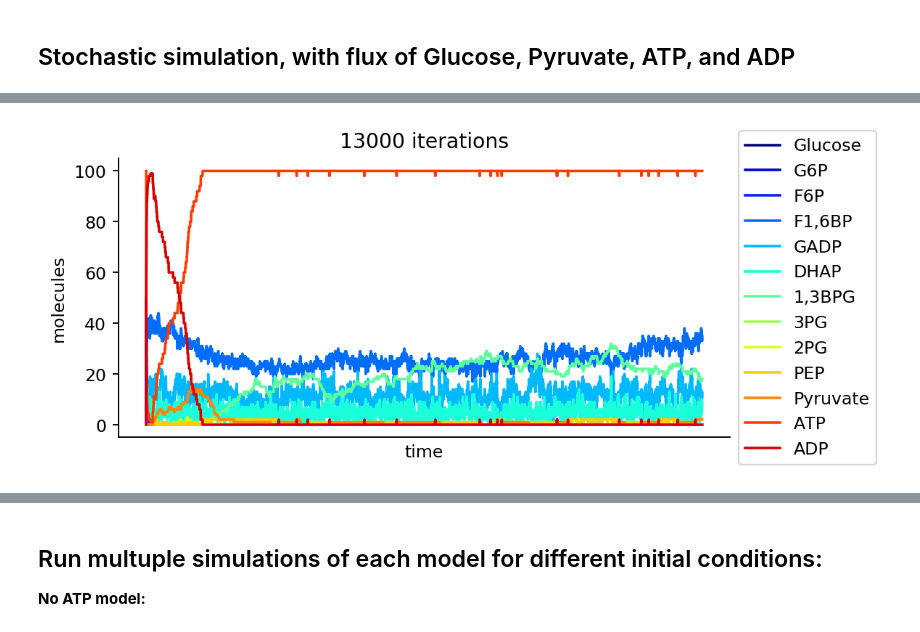
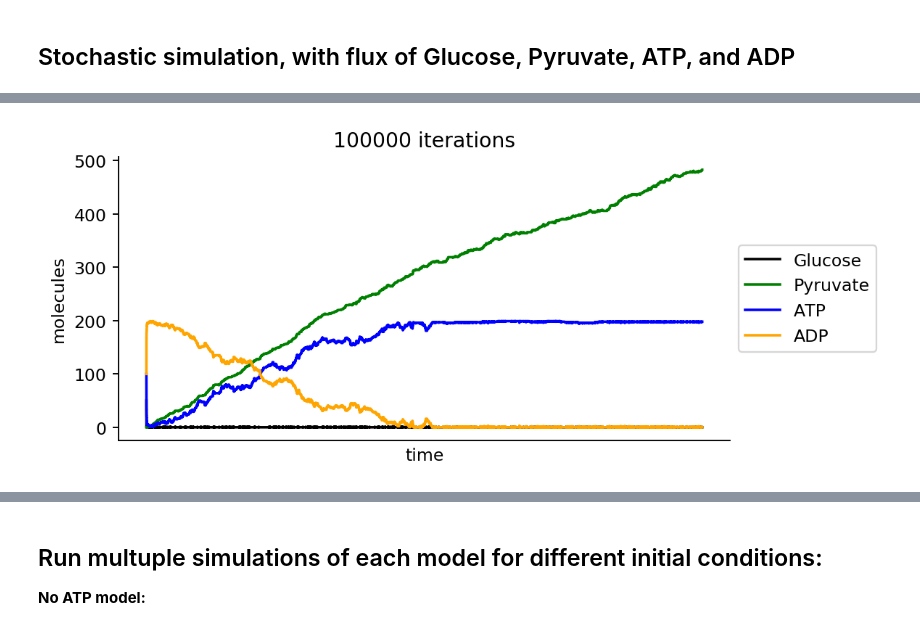
Before and after one commit to smorabit/screm, a Jupyter notebook: glycolysis.ipynb, the cells around one changed output, grey strips where cells are left out. Drawn from its saved outputs; the diff is of its cells as text; code cells hidden in the pictures.

```diff
--- a/glycolysis.ipynb
+++ b/glycolysis.ipynb
@@ -100,7 +115,7 @@ def simulate_reactions(v, reaction_net, iterations, verbose=False):
     #print("time elapsed: {}".format(end_time-start_time))
     return times, v, i+1
 # %%
-def plot_simulation(T,V,I, reaction_net, metabolites="all", figsize=(7,3), dpi=170):
+def plot_simulation(T,V,I, reaction_net, metabolites="all", figsize=(7,3), dpi=170, color_dict=False):
 
     A = reaction_net["stoichiometry"]
     reactants = reaction_net["reactants"]
@@ -109,8 +124,9 @@ def plot_simulation(T,V,I, reaction_net, metabolites="all", figsize=(7,3), dpi=1
 
     fig, axes = plt.subplots(1,1,figsize=figsize, dpi=dpi)
 
-    cm = plt.get_cmap('jet')
-    color_dict = {r: cm(1.*j/A.shape[0]) for j, r in enumerate(reactants)}
+    if color_dict == False:
+        cm = plt.get_cmap('jet')
+        color_dict = {r: cm(1.*j/A.shape[0]) for j, r in enumerate(reactants)}
 
     #which reactants do we want to plot?
     if metabolites != "all":
@@ -478,12 +501,12 @@ time elapsed: 0.06590533256530762 seconds
 # %%
 # reaction 7 is unidiretional, from lehninger
 #                 r1  r2     r-2  r3     r4     r-4    r5     r-5   r6      r6-1    r7    r8     r8-1 r9   r-9   r10
-glucose_rate = 0.01
-pyruvate_rate = 0.01
-ATP_in = 0.0001
-ATP_out = 0.0001
+glucose_rate = 0.1
+pyruvate_rate = 0.0001
+ATP_in = 0.001
+ATP_out = 0.001
 ADP_in = 0.001
-ADP_out = 0.0001
+ADP_out = 0.001
 reaction_rates = [glucose_rate, 30, 2.637, 2.637, 0.047, 0.045, 0.045, 0.379, 0.15, 0.0098, 0.0098, 0.53, 0.733, 0.733, 0.5, 0.04, 21, pyruvate_rate, ATP_in, ATP_out, ADP_in, ADP_out ]
 reactants = [
     "Glucose", "G6P", "F6P", "F1,6BP", "GADP", "DHAP",
@@ -524,8 +547,8 @@ A = np.matrix(
     [0,0,0,0,0,0,0,0,0,0,0,0,1,-1,-1,1,0,0,0,0,0,0],  # 2PG
     [0,0,0,0,0,0,0,0,0,0,0,0,0,0,1,-1,-1,0,0,0,0,0],  # PEP
     [0,0,0,0,0,0,0,0,0,0,0,0,0,0,0,0,1,-1,0,0,0,0],   # Pyruvate
-    [0,-1,0,0,-1,0,0,0,0,0,0,2,0,0,0,0,2,0,1,-1,0,0],  # ATP
-    [0,1,0,0,1,0,0,0,0,0,0,-2,0,0,0,0,-2,0,0,0,1,-1]]  # ADP
+    [0,-1,0,0,-1,0,0,0,0,0,0,1,0,0,0,0,1,0,1,-1,0,0],  # ATP
+    [0,1,0,0,1,0,0,0,0,0,0,-1,0,0,0,0,-1,0,0,0,1,-1]]  # ADP
 )
 
 reaction_net_4 = {"reactants": reactants,
@@ -533,8 +556,9 @@ reaction_net_4 = {"reactants": reactants,
                   "relations": reaction_relations,
                   "stoichiometry": A}
 # %%
-initial = np.matrix(np.array([50,0,0,0,0,0,0,0,0,0,0,100,0]))
-iters = 13000
-T, V, I = simulate_reactions(initial, reaction_net_4, iters )
-plot_simulation(T,V,I, reaction_net_4)
+initial = np.matrix(np.array([50,0,0,0,0,0,0,0,0,0,0,100,100]))
+iters = 100000
+cd = {"Glucose": "black", "Pyruvate": "green", "ATP": "blue", "ADP": "orange"}
+T, V, I = simulate_reactions(initial, reaction_net_4, iters)
+plot_simulation(T,V,I, reaction_net_4, metabolites = ["Glucose", "Pyruvate", "ATP", "ADP"], color_dict=cd)
 # %% [output]
@@ -542 +565 @@ time elapsed: 3.7800819873809814
-[figure, old version]
+[figure, new version]
```
Also changed, not shown: parts of 14 cells of this notebook, 1 other file.
